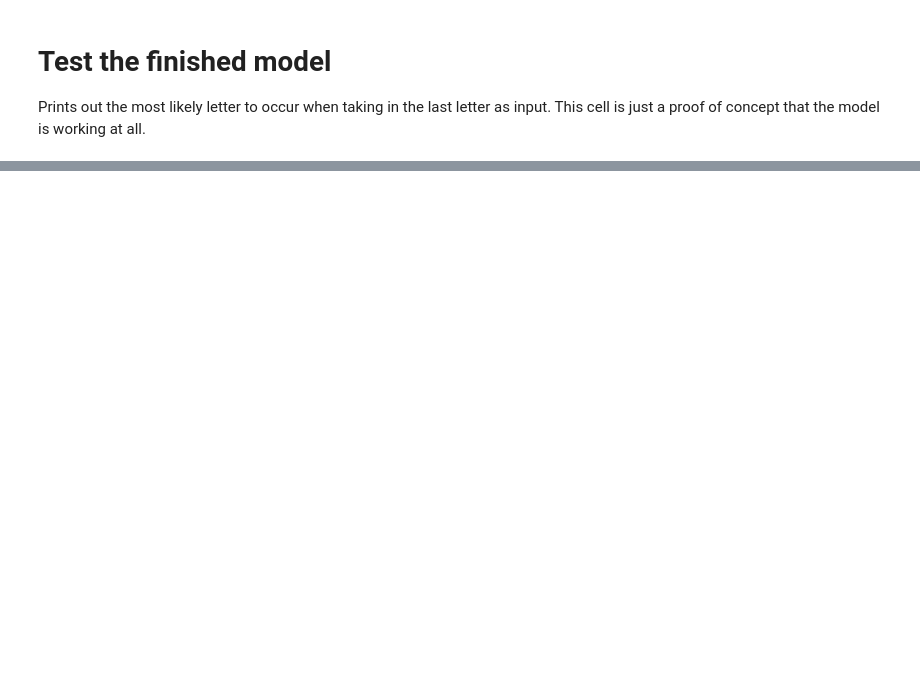
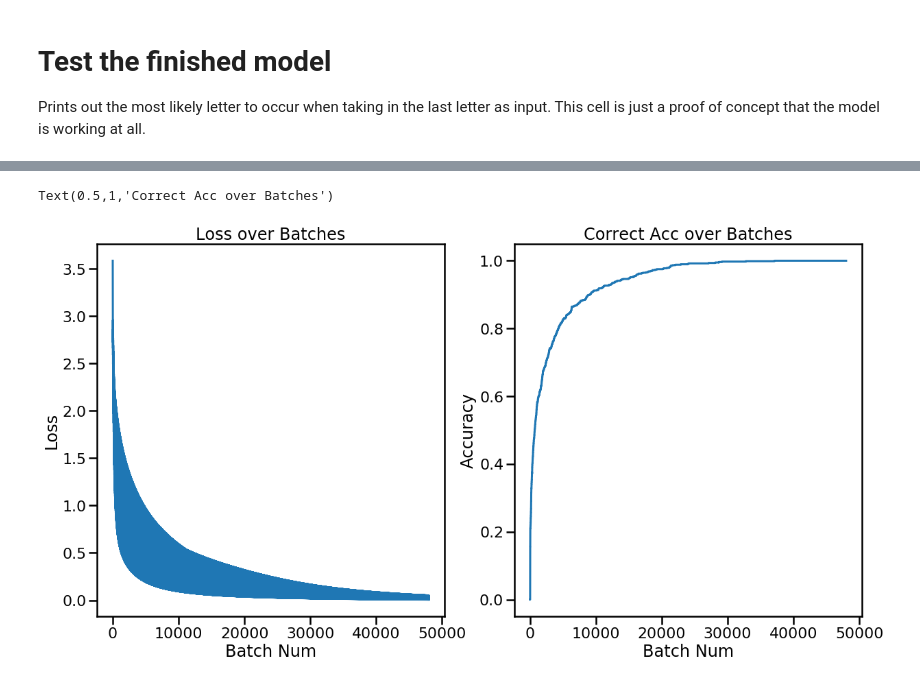
Before and after one commit to compmem/SITH_Layer, a Jupyter notebook: Simple_Network_example.ipynb, the cells around one changed output, grey strips where cells are left out. Drawn from its saved outputs; the diff is of its cells as text; code cells hidden in the pictures; blank space fills up the shorter version.

```diff
--- a/Simple_Network_example.ipynb
+++ b/Simple_Network_example.ipynb
@@ -285,0 +312,22 @@ ID<SPA>YOU<SPA>EVER<SPA>HEARET<SPA><SPA><SPA>TRAGEDY<SPA>OF<SPA>DARTH<SPA>PLAGUE
+# %%
+class SITHLetterModel(torch.nn.Module):
+    def __init__(self, sith_params, num_tokens, torch_type="double", sith_cuda=True):
+        super(SITHLetterModel, self).__init__()
+        self.sith = SITH(**sith_params)
+        if sith_cuda:
+            self.sith.cuda()
+        num_taustars = self.sith._tau_star[sith_params['k']:-sith_params['k']:sith_params['T_every']].shape[0]
+        if torch_type == "double":
+            self.linear = torch.nn.Linear(num_tokens*num_taustars, num_tokens).double()
+        elif torch_type == "float":
+            self.linear = torch.nn.Linear(num_tokens*num_taustars, num_tokens).float()
+    def reset(self):
+        self.sith.reset()
+
+
+    def forward(self, inputs):
+        batch_size = inputs.shape[0]
+        x = F.relu(self.sith(inputs)).view(batch_size, -1)
+        x = self.linear(x)
+        log_probs = F.log_softmax(x, dim=-1)
+        return log_probs
@@ -285,0 +336,5 @@ ID<SPA>YOU<SPA>EVER<SPA>HEARET<SPA><SPA><SPA>TRAGEDY<SPA>OF<SPA>DARTH<SPA>PLAGUE
+# %%
+model = SITHLetterModel(sith_params, len(list(let_to_id.keys()))).cuda()
+optimizer = torch.optim.Adam(model.parameters(), lr=.001)
+loss_func = torch.nn.NLLLoss()
+input_scaling = 10
@@ -285,0 +394,21 @@ ID<SPA>YOU<SPA>EVER<SPA>HEARET<SPA><SPA><SPA>TRAGEDY<SPA>OF<SPA>DARTH<SPA>PLAGUE
+# %%
+loss_track = pd.DataFrame(loss_track)
+# %%
+fig = figure(figsize=(20, 10))
+
+ax = fig.add_subplot(1,2,1)
+ax.plot(loss_track['val'])
+ax.set_xlabel("Batch Num")
+ax.set_ylabel("Loss")
+ax.set_title("Loss over Batches")
+ax = fig.add_subplot(1,2,2)
+ax.plot(loss_track['last_correct'])
+ax.set_xlabel("Batch Num")
+ax.set_ylabel("Accuracy")
+ax.set_title("Correct Acc over Batches")
+# Please note that the line that is in the left graph highly fluctuates
+# based on the batch within an epoch, so it looks like a filled in area but
+# is actually just a highly fluctuating line.
+# %% [output]
+Text(0.5,1,'Correct Acc over Batches')
+[figure, added]
```
Also changed, not shown: parts of 21 cells of this notebook.
